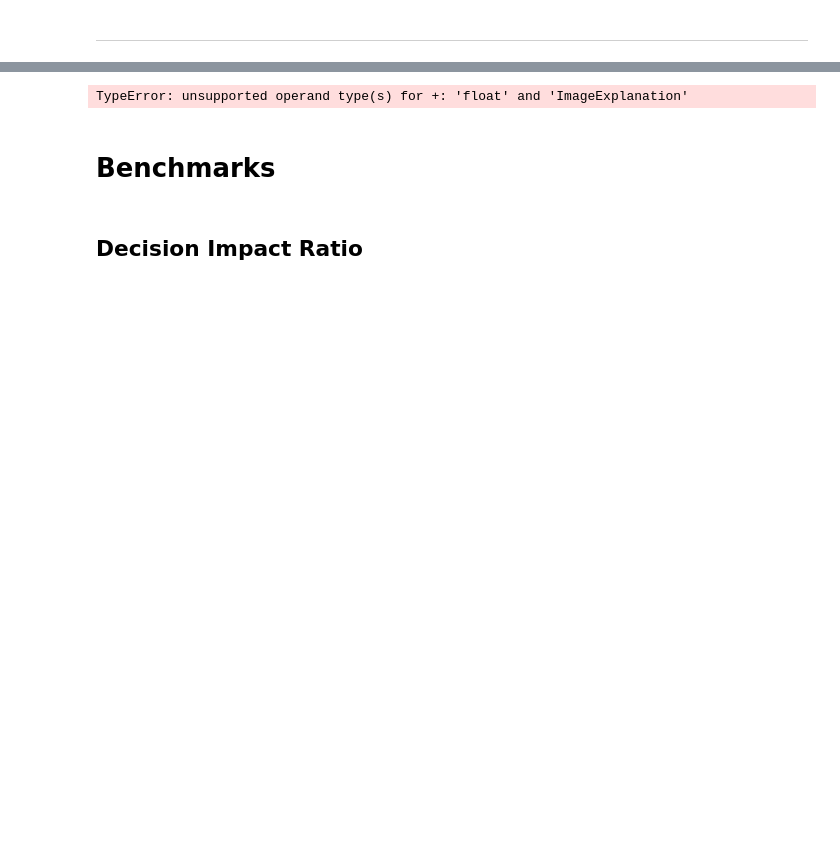
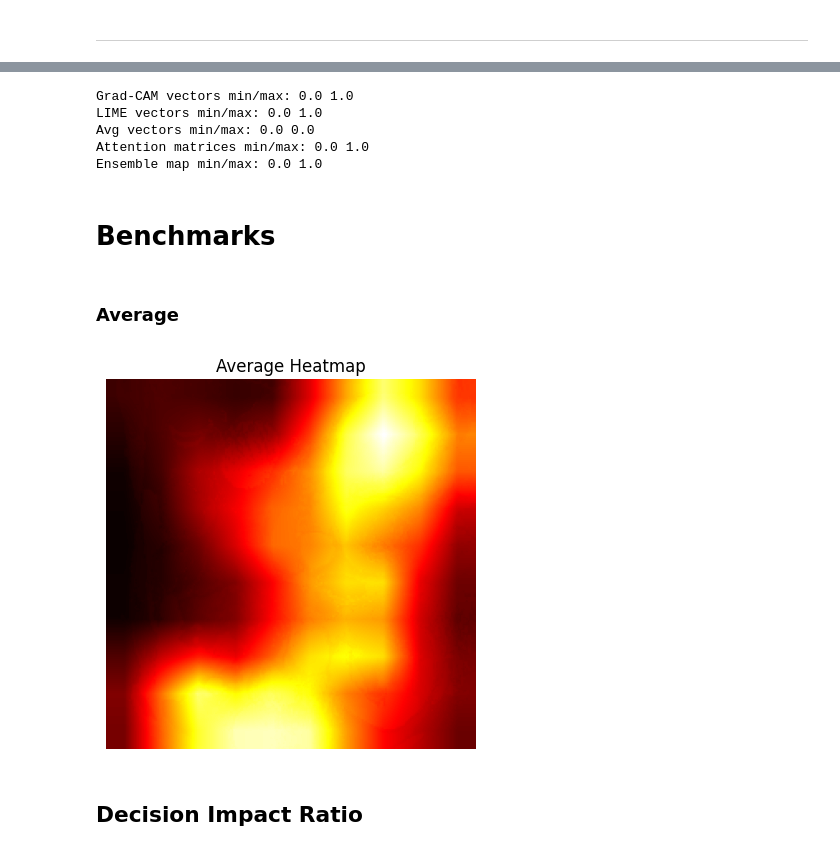
Before and after one commit to saadrza/XAI-_Project, a Jupyter notebook: src/Benchmarks.ipynb, the cells around one changed output, grey strips where cells are left out. Saved outputs shown, nothing was run; the diff lists cells and outputs as text; code cells hidden in the pictures; blank space fills up the shorter version.

```diff
--- a/src/Benchmarks.ipynb
+++ b/src/Benchmarks.ipynb
@@ -53,6 +53,7 @@ folder_path = config.folder_path
 path = config.path
 model_path = config.model_path
 csv_path = config.csv_path
+output_dir = config.output_disr
 # Load the DataFrame from the CSV file
 print(folder_path, path, model_path)
 # %% [output]
@@ -142,8 +128,2 @@ print(loaded_model.summary())
 # %% [markdown]
 ---
-# %%
-import pickle
-
-# Load the lime_explanations list from a file
-with open('outputs/lime_data.pkl', 'rb') as f:
-    loaded_lime_explanations = pickle.load(f)
@@ -533 +319,5 @@ len(heatmap_lime)
+# %%
+heatmap_lime = lime_heatmaps
+heatmap_gradcam = loaded_heatmap_gradcam
+attention_matrices = attention_matrices
 # %%
@@ -595,11 +326,0 @@ Explaining image 1/44
-# %%
-# Example: average the first heatmap from each method
-avg_heatmap = (heatmap_gradcam[0] + heatmap_lime[0] + heatmap_shap[0]) / 3
-
-import matplotlib.pyplot as plt
-plt.imshow(avg_heatmap, cmap='hot')
-plt.title("Average Heatmap")
-plt.axis('off')
-plt.show()
-# %% [output]
-TypeError: unsupported operand type(s) for +: 'float' and 'ImageExplanation'
@@ -606,5 +330,48 @@ TypeError: unsupported operand type(s) for +: 'float' and 'ImageExplanation'
+# %%
+def normalize_matrix(hm):
+    hm = np.array(hm, dtype=np.float32)
+    hm -= np.min(hm)          # shift min to 0
+    hm /= (np.max(hm) + 1e-8) # scale max to 1
+    return hm
+
+n = len(df)
+gradcam_vectors = [normalize_matrix(hm) for hm in heatmap_gradcam]
+lime_vectors = [normalize_matrix(hm) for hm in heatmap_lime]
+avg_heatmap = (np.array(heatmap_gradcam) + np.array(heatmap_lime)) / 2
+shap_vectors = [normalize_matrix(hm) for hm in loaded_heatmap_shap]
+attention_matrices = [normalize_matrix(hm) for hm in attention_matrices]
+ensemble_map = [normalize_matrix(hm) for hm in ensemble_map]
+
+
+
+
+#print the min and max of each vector to check normalization
+print("Grad-CAM vectors min/max:", np.min(gradcam_vectors), np.max(gradcam_vectors))
+print("LIME vectors min/max:", np.min(lime_vectors), np.max(lime_vectors))
+print("Avg vectors min/max:", np.min(shap_vectors), np.max(shap_vectors))
+print("Attention matrices min/max:", np.min(attention_matrices), np.max(attention_matrices))
+print("Ensemble map min/max:", np.min(ensemble_map), np.max(ensemble_map))
+# %% [output]
+Grad-CAM vectors min/max: 0.0 1.0
+LIME vectors min/max: 0.0 1.0
+Avg vectors min/max: 0.0 0.0
+Attention matrices min/max: 0.0 1.0
+Ensemble map min/max: 0.0 1.0
 # %% [markdown]
 # Benchmarks
+# %% [markdown]
+### Average
+# %%
+# Example: average the first heatmap from each method
+#avg_heatmap = (gradcam_vectors + lime_vectors) / 2
+
+import matplotlib.pyplot as plt
+plt.imshow(avg_heatmap[1], cmap='hot')
+plt.title("Average Heatmap")
+plt.axis('off')
+plt.show()
+# %% [output]
+[figure, added]
 # %% [markdown]
 ## Decision Impact Ratio
 # %%
```
Also changed, not shown: parts of 79 cells of this notebook, 4 other files.
